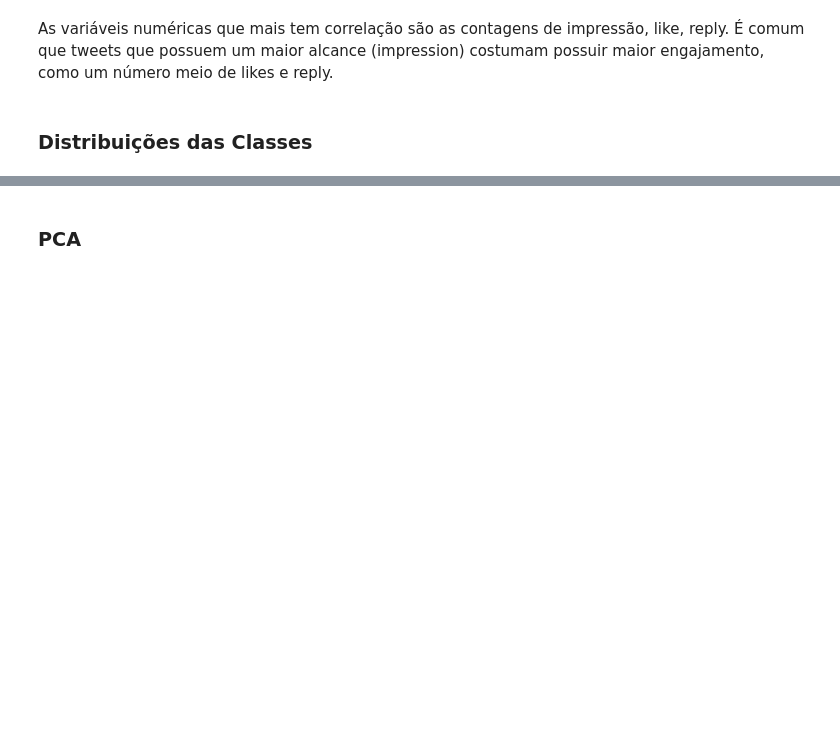
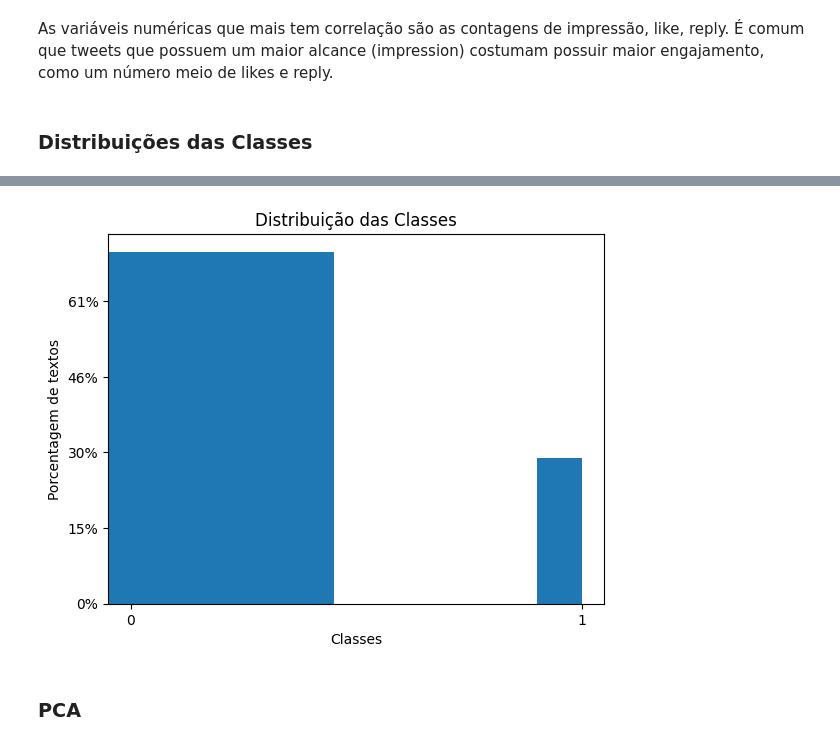
Before and after one commit to leomoreno8/classification-ti26s, a Jupyter notebook: analysis.ipynb, the cells around one changed output, grey strips where cells are left out. Saved outputs shown, nothing was run; the diff lists cells and outputs as text; code cells hidden in the pictures; blank space fills up the shorter version.

```diff
--- a/analysis.ipynb
+++ b/analysis.ipynb
@@ -254,2 +257,17 @@ plt.show()
+# %%
+plt.hist(df_treino['label'], bins=[-0.05, 0.95, 1.05], align='left')
+plt.xticks([0, 1])
+plt.xlim([-0.05, 1.05])
+plt.title('Distribuição das Classes')
+plt.ylabel('Porcentagem de textos')
+plt.xlabel('Classes')
+
+fmt = '%.0f%%' # Define o formato da porcentagem
+yticks = mtick.PercentFormatter(xmax=len(df_treino)) # Cria o formatter dos ticks em percentagem
+plt.gca().yaxis.set_major_formatter(yticks) # Define o formatter no objeto Axes atual
+
+plt.show()
+# %% [output]
+[figure, added]
 # %% [markdown]
 ### PCA
```
Also changed, not shown: parts of 2 cells of this notebook.
